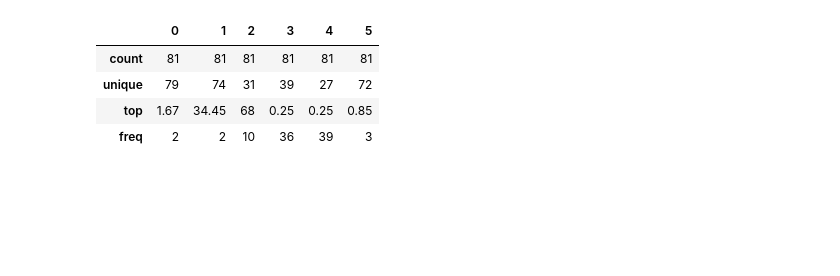
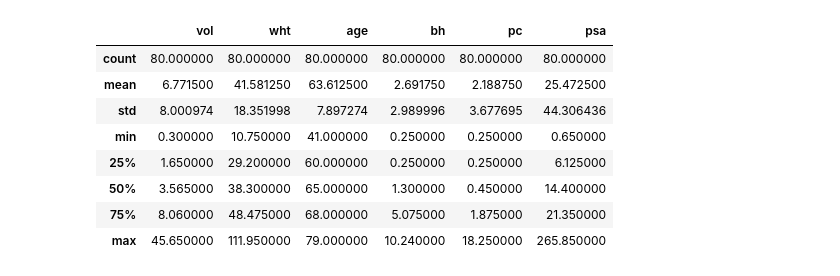
Before and after one commit to perazaf1/Prostate_DS_A1, a Jupyter notebook: notebooks/01_exploration.ipynb, the cells around one changed output. Saved outputs shown, nothing was run; the diff lists cells and outputs as text; code cells hidden in the pictures; blank space fills up the shorter version.

```diff
--- a/notebooks/01_exploration.ipynb
+++ b/notebooks/01_exploration.ipynb
@@ -6,26 +124,16 @@
 # %%
-import pandas as pd
 import matplotlib.pyplot as plt
-import numpy
-import os
+import seaborn as sns
+
+#stats descriptives
+prostate.describe()
+# %% [output]
+|  | vol | wht | age | bh | pc | psa |
+| count | 80.000000 | 80.000000 | 80.000000 | 80.000000 | 80.000000 | 80.000000 |
+| mean | 6.771500 | 41.581250 | 63.612500 | 2.691750 | 2.188750 | 25.472500 |
+| std | 8.000974 | 18.351998 | 7.897274 | 2.989996 | 3.677695 | 44.306436 |
+| min | 0.300000 | 10.750000 | 41.000000 | 0.250000 | 0.250000 | 0.650000 |
+| 25% | 1.650000 | 29.200000 | 60.000000 | 0.250000 | 0.250000 | 6.125000 |
+| 50% | 3.565000 | 38.300000 | 65.000000 | 1.300000 | 0.450000 | 14.400000 |
+| 75% | 8.060000 | 48.475000 | 68.000000 | 5.075000 | 1.875000 | 21.350000 |
+| max | 45.650000 | 111.950000 | 79.000000 | 10.240000 | 18.250000 | 265.850000 |
-# %%
-from dotenv import load_dotenv
-from pathlib import Path
-
-# Charger les variables d'environnement depuis le fichier .env parent
-load_dotenv(dotenv_path='../.env')
-
-DATA_PATH = os.getenv("DATA_PATH")
-
-prostate = pd.read_csv(
-    DATA_PATH,
-    sep=r"\s+",
-    header=None)
-
-prostate.head()
-# %% [output]
-|  | 0 | 1 | 2 | 3 | 4 | 5 |
-| count | 81 | 81 | 81 | 81 | 81 | 81 |
-| unique | 79 | 74 | 31 | 39 | 27 | 72 |
-| top | 1.67 | 34.45 | 68 | 0.25 | 0.25 | 0.85 |
-| freq | 2 | 2 | 10 | 36 | 39 | 3 |
```
Also changed, not shown: parts of 18 cells of this notebook, 2 other files.
